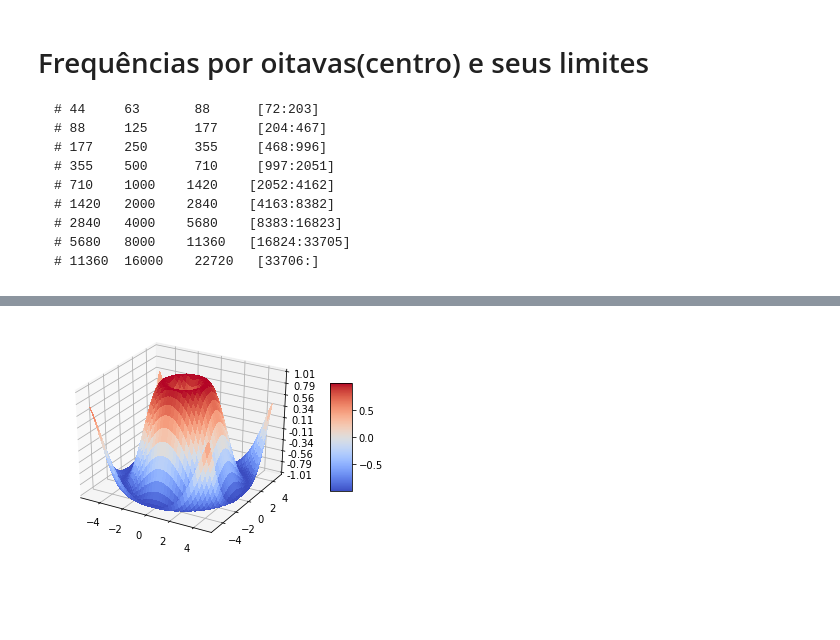
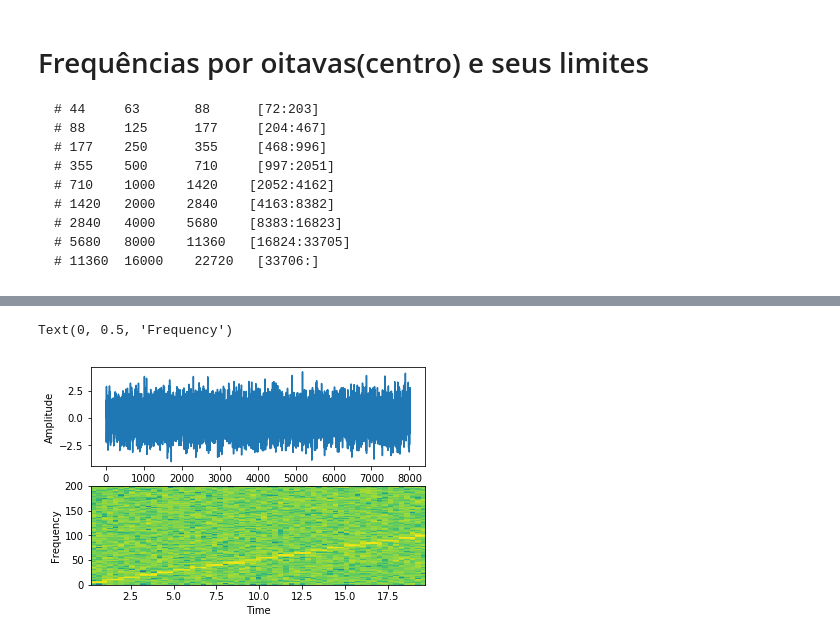
Before and after one commit to douglashsabreu/eletroacustica_3d_view, a Jupyter notebook: Untitled.ipynb, the cells around one changed output, grey strips where cells are left out. Drawn from its saved outputs; the diff is of its cells as text; code cells hidden in the pictures; blank space fills up the shorter version.

```diff
--- a/Untitled.ipynb
+++ b/Untitled.ipynb
@@ -106,26 +108,0 @@ imprime_polar_2d(p_dB)
-# %%
-fig = plt.figure()
-ax = fig.gca(projection='3d')
-
-# Make data.
-X = np.arange(-5, 5, 0.25)
-Y = np.arange(-5, 5, 0.25)
-X, Y = np.meshgrid(X, Y)
-R = np.sqrt(X**2 + Y**2)
-Z = np.sin(R)
-
-# Plot the surface.
-surf = ax.plot_surface(X, Y, Z, cmap=cm.coolwarm,
-                       linewidth=0, antialiased=False)
-
-# Customize the z axis.
-ax.set_zlim(-1.01, 1.01)
-ax.zaxis.set_major_locator(LinearLocator(10))
-ax.zaxis.set_major_formatter(FormatStrFormatter('%.02f'))
-
-# Add a color bar which maps values to colors.
-fig.colorbar(surf, shrink=0.5, aspect=5)
-
-plt.show()
-# %% [output]
-[figure, removed]
@@ -131,0 +124,54 @@ plt.show()
+# %%
+# import the libraries
+import matplotlib.pyplot as plot
+import numpy as np
+
+
+# Define the list of frequencies
+frequencies = np.arange(5,105,5)
+
+# Sampling Frequency
+
+samplingFrequency = 400
+
+# Create two ndarrays
+
+s1 = np.empty([0]) # For samples
+
+s2 = np.empty([0]) # For signal
+
+
+# Start Value of the sample
+start = 1
+
+stop = samplingFrequency+1
+
+
+for frequency in frequencies:
+
+    sub1 = np.arange(start, stop, 1)
+
+    # Signal - Sine wave with varying frequency + Noise
+
+    sub2 = np.sin(2*np.pi*sub1*frequency*1/samplingFrequency)+np.random.randn(len(sub1))
+    s1 = np.append(s1, sub1)
+    s2 = np.append(s2, sub2)
+
+    start = stop+1
+    stop = start+samplingFrequency
+
+# Plot the signal
+
+plot.subplot(211)
+plot.plot(s1,s2)
+plot.xlabel('Sample')
+plot.ylabel('Amplitude')
+
+
+plot.subplot(212)
+powerSpectrum, freqenciesFound, time, imageAxis = plot.specgram(s2, Fs=samplingFrequency)
+plot.xlabel('Time')
+plot.ylabel('Frequency')
+# %% [output]
+Text(0, 0.5, 'Frequency')
+[figure, added]
```
Also changed, not shown: parts of 5 cells of this notebook, 2 other files.
